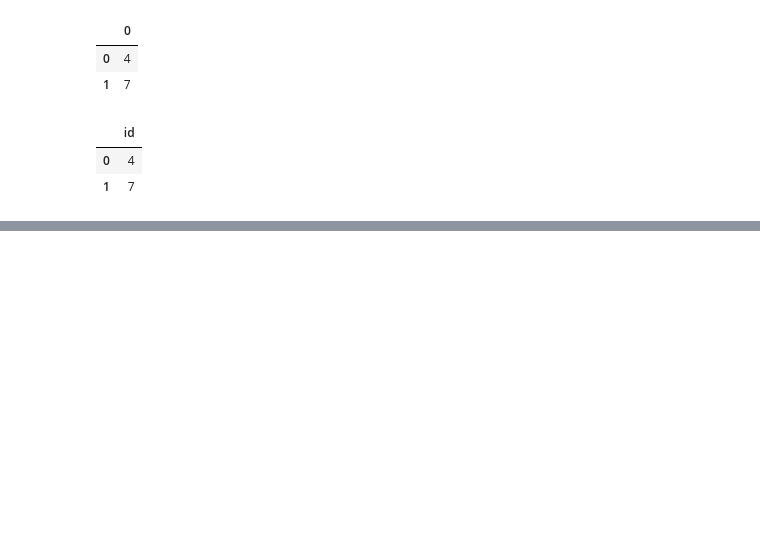
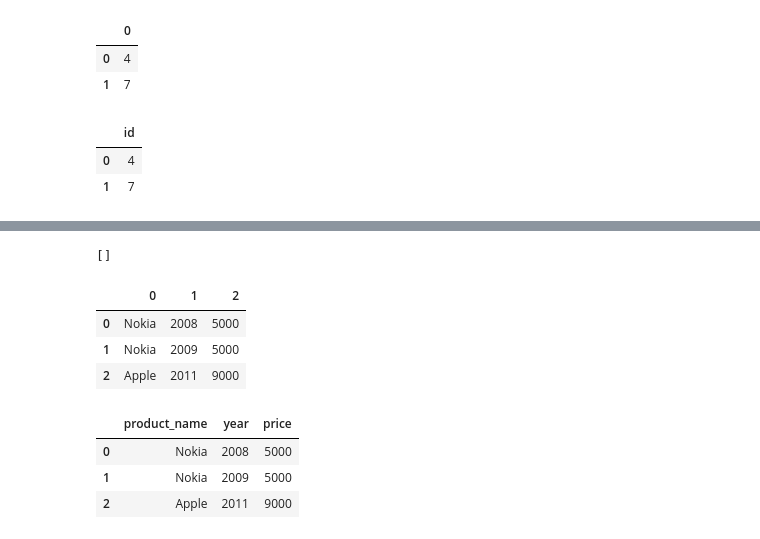
Before and after one commit to kz-codes/leetcode, a Jupyter notebook: database.ipynb, the cells around one changed output, grey strips where cells are left out. Cells and saved outputs as stored; diff of their text form; code cells hidden in the pictures; blank space fills up the shorter version.

```diff
--- a/database.ipynb
+++ b/database.ipynb
@@ -778,0 +1046,38 @@ article_views(views)
+# %%
+data = [[1, 100, 2008, 10, 5000], [2, 100, 2009, 12, 5000], [7, 200, 2011, 15, 9000]]
+sales = pd.DataFrame(
+    data, columns=["sale_id", "product_id", "year", "quantity", "price"]
+).astype(
+    {
+        "sale_id": "Int64",
+        "product_id": "Int64",
+        "year": "Int64",
+        "quantity": "Int64",
+        "price": "Int64",
+    }
+)
+data = [[100, "Nokia"], [200, "Apple"], [300, "Samsung"]]
+product = pd.DataFrame(data, columns=["product_id", "product_name"]).astype(
+    {"product_id": "Int64", "product_name": "object"}
+)
+
+executeInput()
+# %% [output]
+[]
+# %%
+q = """
+SELECT
+    product_name,
+    year,
+    price
+FROM
+    sales
+    JOIN product ON sales.product_id = product.product_id
+"""
+# %%
+pd.DataFrame(execute(q))
+# %% [output]
+|  | 0 | 1 | 2 |
+| 0 | Nokia | 2008 | 5000 |
+| 1 | Nokia | 2009 | 5000 |
+| 2 | Apple | 2011 | 9000 |
@@ -778,0 +1091,7 @@ article_views(views)
+# %%
+sales_analysis(sales, product)
+# %% [output]
+|  | product_name | year | price |
+| 0 | Nokia | 2008 | 5000 |
+| 1 | Nokia | 2009 | 5000 |
+| 2 | Apple | 2011 | 9000 |
```
Also changed, not shown: parts of 17 cells of this notebook, 1 other file.
